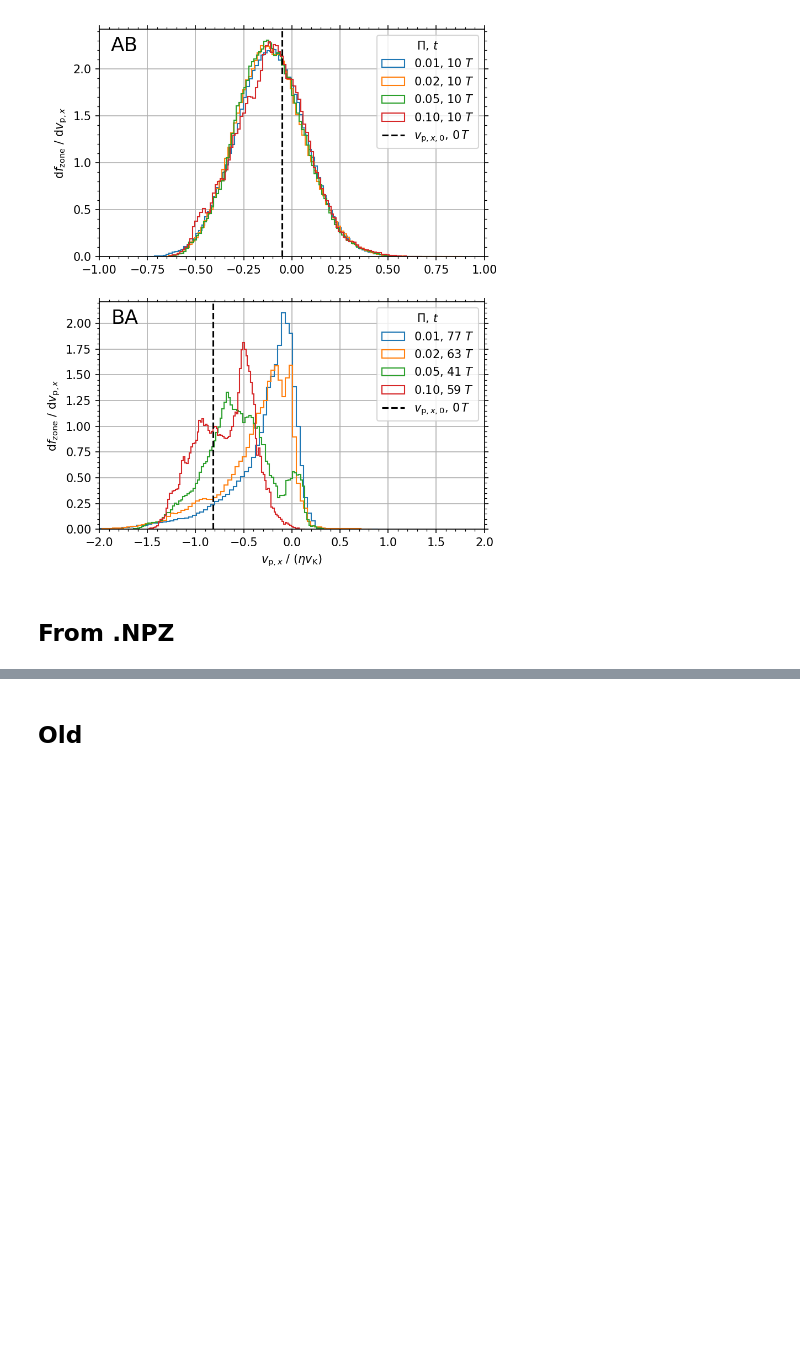
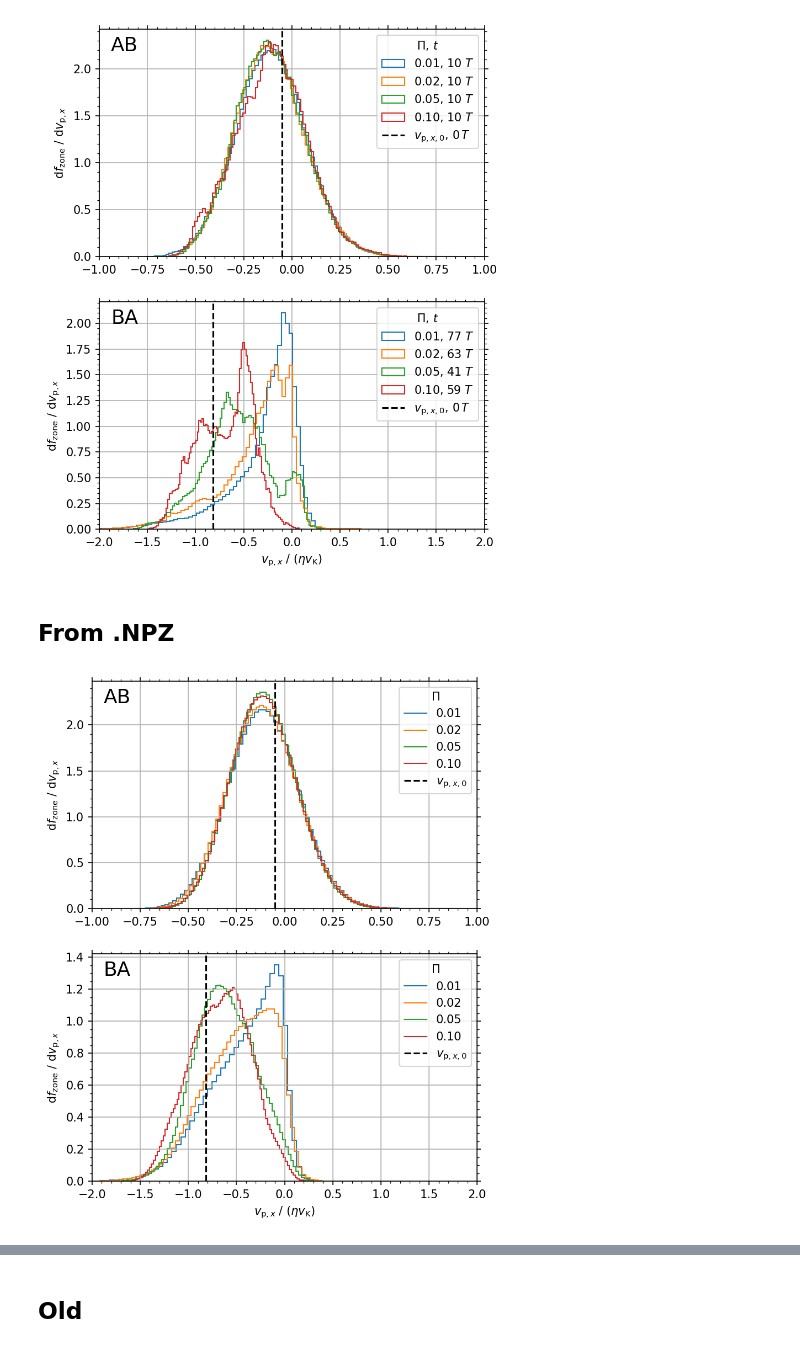
Before and after one commit to sabaronett/streaming-instability, a Jupyter notebook: ipynb/RadVels.ipynb, the cells around one changed output, grey strips where cells are left out. Cells and saved outputs as stored; diff of their text form; code cells hidden in the pictures; blank space fills up the shorter version.

```diff
--- a/ipynb/RadVels.ipynb
+++ b/ipynb/RadVels.ipynb
@@ -144,55 +144,60 @@ df.style.format({r'$\langle v_{\textrm{p},x} \rangle$':'{:.3f}'})
 from pathlib import Path
 
 fig, axs = plt.subplots(2, 1, figsize=(6,8), dpi=150)
 runs = ['AB', 'BA']
 Pis = [['0.01', 'tab:blue'], ['0.02', 'tab:green'],
        ['0.05', 'tab:orange'], ['0.10', 'tab:red']]
 res = '2048'
 xlims = [(-1.0, 1.0), (-2.0, 2.0)]
-n_bins = 50
-indcols, datcols  = [[], []], [[], [], [], []] # Case, Pi, wavg, wvar, wskew, wkurt
+indcols = [[], []]             # Case, Pi
+datcols = [[], [], [], [], []] # vpx0, avg, var, skew, kurt
 
 for i,ax in enumerate(axs.flat):
     for Pi in Pis:
         path = pwd+'%s/%s/%s/'%(runs[i], Pi[0], res)
         athinput = athena_read.athinput(path+'athinput.si')
         etav_K = float(Pi[0])*athinput['hydro']['iso_sound_speed']
+        hst = athena_read.hst(path+'output/SI.hst')
+        Np = athinput['problem']['npx1']*athinput['problem']['npx2']\
+             *athinput['problem']['npx3']
+        vpx0 = hst['vp1'][0]/etav_K/Np
+        datcols[0].append(vpx0)
 
-        with np.load(path+'output/vpxd_hist.npz'%(runs[i], Pi[0], res)) as data:
+        with np.load(path+'output/vpxd.npz') as data:
             indcols[0].append(runs[i])
             indcols[1].append(Pi[0])
-            datcols[0].append(data['wavg'])
-            datcols[1].append(data['wvar'])
-            datcols[2].append(data['wskew'])
-            datcols[3].append(data['wkurt'])
-            ax.stairs(data['hist'], data['bin_edges']/etav_K, label=f'{Pi[0]:s}')
+            datcols[1].append(data['wavg'])
+            datcols[2].append(data['wvar'])
+            datcols[3].append(data['wskew'])
+            datcols[4].append(data['wkurt'])
+            ax.stairs(data['hist'], data['bin_edges'], label=f'{Pi[0]:s}')
 
-    hst = athena_read.hst(path+'output/SI.hst')
-    Np = athinput['problem']['npx1']*athinput['problem']['npx2']\
-            *athinput['problem']['npx3']
-    vpx0 = hst['vp1'][0]/etav_K/Np
-
-    ax.axvline(vpx0, c='black', ls='--', label=r'$v_{\mathrm{p},x,0},\,0\,T$')
+    ax.axvline(vpx0, c='black', ls='--', label=r'$v_{\mathrm{p},x,0}$')
     ax.grid()
-    ax.legend(loc='upper right', title=r'$\Pi,\,t$')
+    ax.legend(loc='upper right', title=r'$\Pi$')
     ax.minorticks_on()
     ax.set(xlim=xlims[i], ylabel=r'd$f_\mathrm{zone}$ / d$v_{\mathrm{p},x}$')
     ax.text(0.03, 0.97, runs[i], ha='left', va='top', size='xx-large',
             transform=ax.transAxes)
     ax.tick_params(which='both', top=True, right=True)
 
 tuples = list(zip(*indcols))
-names = ['Case', '$\Pi$']
+names = ['Case', r'$\Pi$']
 index = pd.MultiIndex.from_tuples(tuples, names=names)
-df = pd.DataFrame({  '$\mu$'      : datcols[0],
-                     '$\sigma^2$' : datcols[1],
-                     'Skew'       : datcols[2],
-                     'Kurt'       : datcols[3]}, index=index)
-s = df.style.format({'$\mu$'      : '{:.3f}',
-                     '$\sigma^2$' : '{:.3f}',
-                     'Skew'       : '{:.3f}',
-                     'Kurt'       : '{:.3f}'})
+df = pd.DataFrame({  r'$v_{\textrm{p},x,0}'              : datcols[0],
+                     r'$\langle v_{\textrm{p},x}\rangle' : datcols[1],
+                     r'$\sigma_{v_{\textrm{p},x}}^2$'    : datcols[2],
+                     r'Skew'                             : datcols[3],
+                     r'Kurt'                             : datcols[4]},
+                  index=index)
+s = df.style.format({r'$v_{\textrm{p},x,0}'              : '{:.3f}',
+                     r'$\langle v_{\textrm{p},x}\rangle' : '{:.3f}',
+                     r'$\sigma_{v_{\textrm{p},x}}^2$'    : '{:.3f}',
+                     r'Skew'                             : '{:.3f}',
+                     r'Kurt'                             : '{:.3f}'})
 
 s.to_latex(buf='tabs/vpxd.txt')
 ax.set(xlabel=r'$v_{\mathrm{p},x}$ / $(\eta v_\mathrm{K})$')
-# plt.savefig('scripts/figs/vpxd.pdf', bbox_inches='tight', pad_inches=0.01)
+plt.savefig('figs/vpxd.pdf', bbox_inches='tight', pad_inches=0.01)
+# %% [output]
+[figure, added]
```
Also changed, not shown: parts of 2 cells of this notebook, 1 other file.
